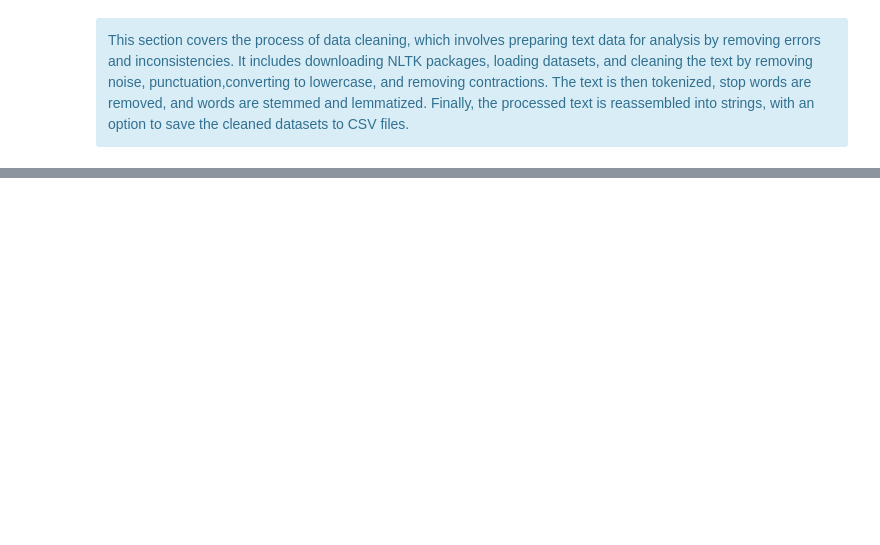
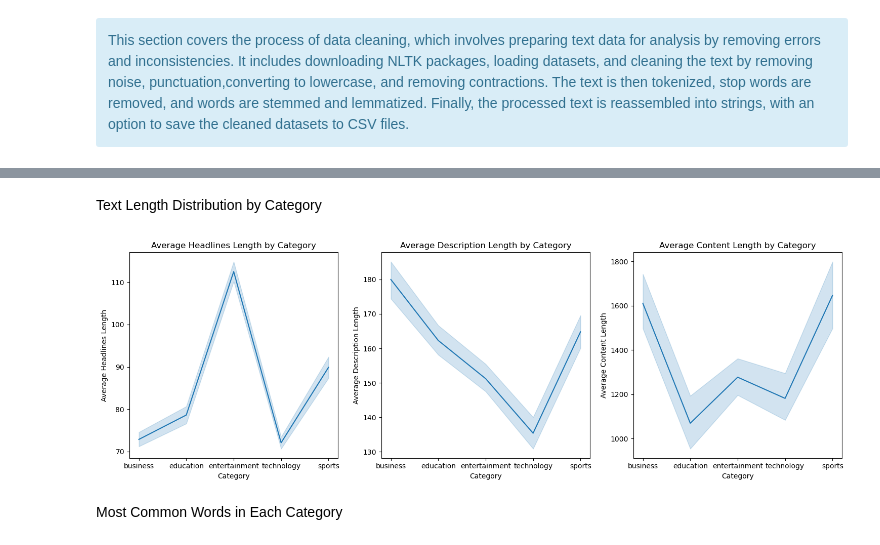
Before and after one commit to justin9503/2401FTDS_Classification_Project_Team_MM2, a Jupyter notebook: Classification_Project_Team_MM2.ipynb, the cells around one changed output, grey strips where cells are left out. Drawn from its saved outputs; the diff is of its cells as text; code cells hidden in the pictures; blank space fills up the shorter version.

```diff
--- a/Classification_Project_Team_MM2.ipynb
+++ b/Classification_Project_Team_MM2.ipynb
@@ -245,0 +219,29 @@ plt.show()
+# %% [markdown]
+Text Length Distribution by Category
+# %%
+plt.figure(figsize=(15, 5))
+
+plt.subplot(1, 3, 1)
+sns.lineplot(data=train_data, x='category', y='headlines_length', estimator='mean')
+plt.title('Average Headlines Length by Category')
+plt.xlabel('Category')
+plt.ylabel('Average Headlines Length')
+
+plt.subplot(1, 3, 2)
+sns.lineplot(data=train_data, x='category', y='description_length', estimator='mean')
+plt.title('Average Description Length by Category')
+plt.xlabel('Category')
+plt.ylabel('Average Description Length')
+
+plt.subplot(1, 3, 3)
+sns.lineplot(data=train_data, x='category', y='content_length', estimator='mean')
+plt.title('Average Content Length by Category')
+plt.xlabel('Category')
+plt.ylabel('Average Content Length')
+
+plt.tight_layout()
+plt.show()
+# %% [output]
+[figure, added]
+# %% [markdown]
+Most Common Words in Each Category
```
Also changed, not shown: parts of 50 cells of this notebook, 2 other files.
